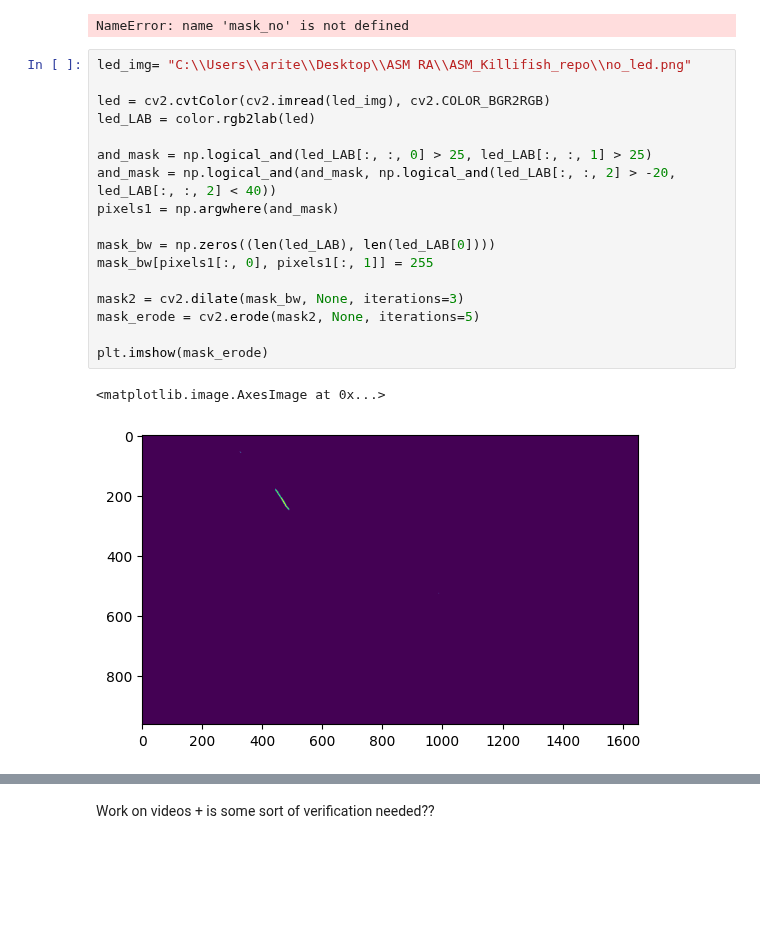
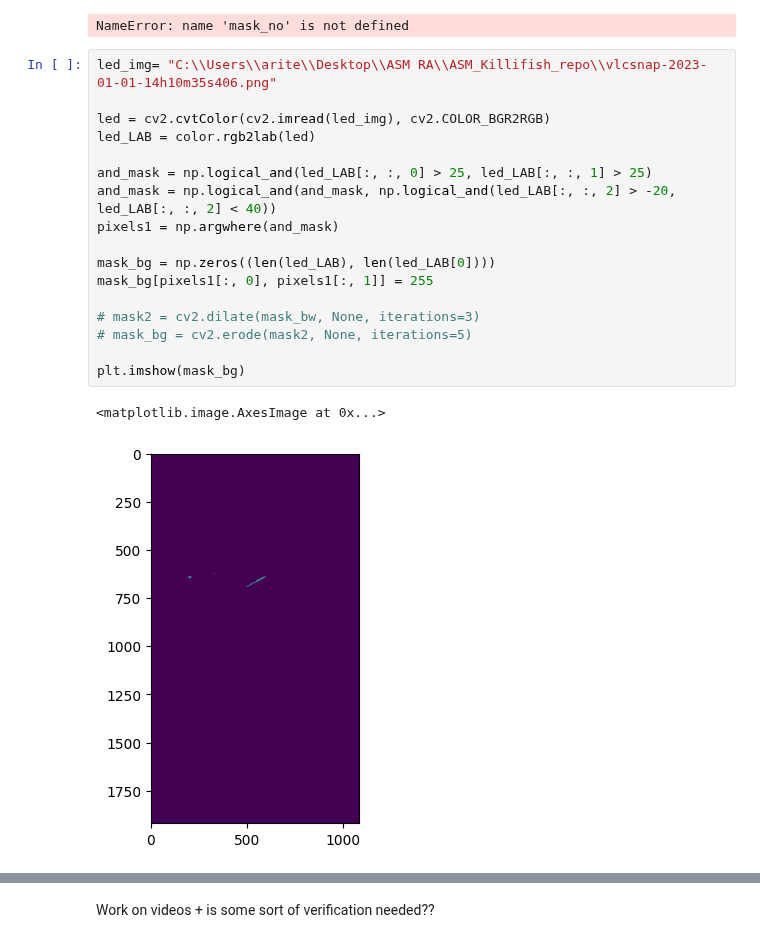
Before and after one commit to teesha902/FYP_ASMLab, a Jupyter notebook: led_tracker.ipynb, the cells around one changed output, grey strips where cells are left out. Saved outputs shown, nothing was run; the diff lists cells and outputs as text; blank space fills up the shorter version.

```diff
--- a/led_tracker.ipynb
+++ b/led_tracker.ipynb
@@ -96,22 +96,22 @@ plt.imshow(mask_no2)
 # %% [output]
 NameError: name 'mask_no' is not defined
 # %%
-led_img= "C:\\Users\\arite\\Desktop\\ASM RA\\ASM_Killifish_repo\\no_led.png"
+led_img= "C:\\Users\\arite\\Desktop\\ASM RA\\ASM_Killifish_repo\\vlcsnap-2023-01-01-14h10m35s406.png"
 
 led = cv2.cvtColor(cv2.imread(led_img), cv2.COLOR_BGR2RGB)
 led_LAB = color.rgb2lab(led)
 
 and_mask = np.logical_and(led_LAB[:, :, 0] > 25, led_LAB[:, :, 1] > 25)
 and_mask = np.logical_and(and_mask, np.logical_and(led_LAB[:, :, 2] > -20, led_LAB[:, :, 2] < 40))
 pixels1 = np.argwhere(and_mask)
 
-mask_bw = np.zeros((len(led_LAB), len(led_LAB[0])))
-mask_bw[pixels1[:, 0], pixels1[:, 1]] = 255
+mask_bg = np.zeros((len(led_LAB), len(led_LAB[0])))
+mask_bg[pixels1[:, 0], pixels1[:, 1]] = 255
 
-mask2 = cv2.dilate(mask_bw, None, iterations=3)
-mask_erode = cv2.erode(mask2, None, iterations=5)
+# mask2 = cv2.dilate(mask_bw, None, iterations=3)
+# mask_bg = cv2.erode(mask2, None, iterations=5)
 
-plt.imshow(mask_erode)
+plt.imshow(mask_bg)
 # %% [output]
 <matplotlib.image.AxesImage at 0x...>
-[figure, old version]
+[figure, new version]
```
Also changed, not shown: parts of 4 cells of this notebook, 7 other files.
